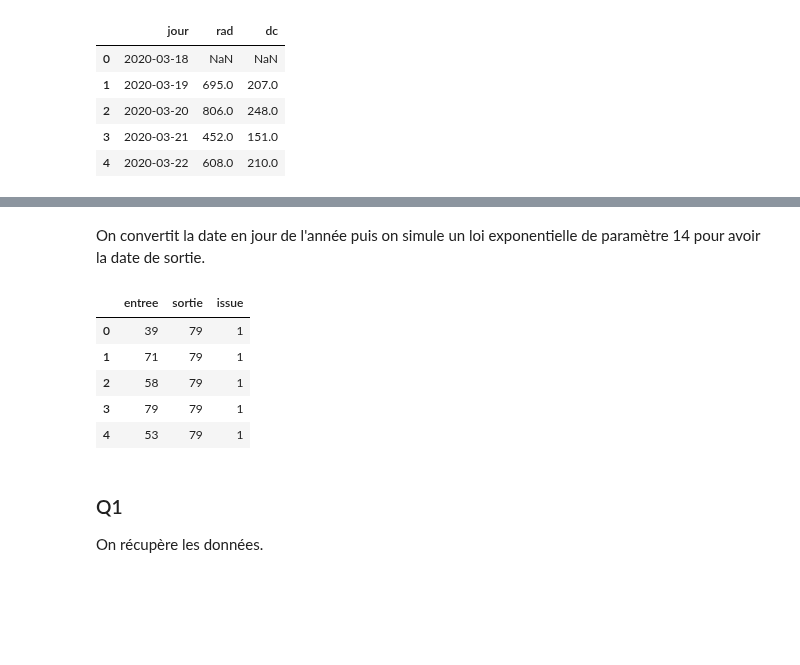
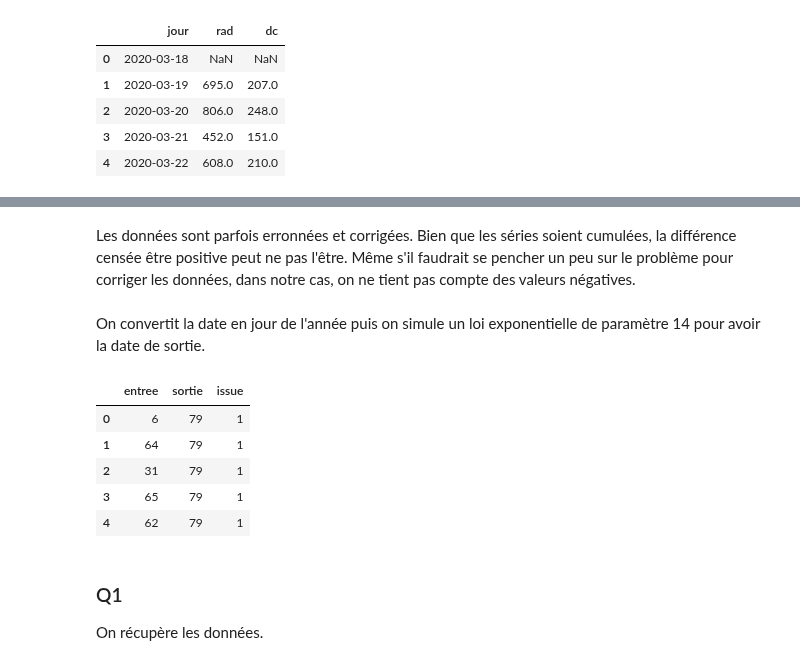
Before and after one commit to sdpython/teachpyx, a Jupyter notebook: _doc/practice/exams/td_note_2021.ipynb, the cells around one changed output, grey strips where cells are left out. Cells and saved outputs as stored; diff of their text form; code cells hidden in the pictures; blank space fills up the shorter version.

```diff
--- a/_doc/practice/exams/td_note_2021.ipynb
+++ b/_doc/practice/exams/td_note_2021.ipynb
@@ -36,34 +48,47 @@ diff.head()
+# %% [markdown]
+Les données sont parfois erronnées et corrigées. Bien que les séries soient cumulées, la différence censée être positive peut ne pas l'être. Même s'il faudrait se pencher un peu sur le problème pour corriger les données, dans notre cas, on ne tient pas compte des valeurs négatives.
+# %%
+import numpy
+
+diff["rad"] = numpy.maximum(diff["rad"], 0)
+diff["dc"] = numpy.maximum(diff["dc"], 0)
 # %% [markdown]
 On convertit la date en jour de l'année puis on simule un loi exponentielle de paramètre 14 pour avoir la date de sortie.
 # %%
 import numpy.random as rnd
 
 
 def donnees_artificielles(hosp, mu=14, nu=21):
     dt = pandas.to_datetime(hosp["jour"])
     res = []
     for i in range(hosp.shape[0]):
         date = dt[i].dayofyear
         h = hosp.iloc[i, 1]
-        delay = rnd.exponential(mu, int(h))
+        try:
+            delay = rnd.exponential(mu, int(h))
+        except Exception as e:
+            print(hosp.shape, i)
+            print(hosp.iloc[i])
+            print(e)
+            raise e
         for j in range(delay.shape[0]):
             res.append([date - int(delay[j]), date, 1])
         h = hosp.iloc[i, 2]
         delay = rnd.exponential(nu, int(h))
         for j in range(delay.shape[0]):
             res.append([date - int(delay[j]), date, 0])
     return pandas.DataFrame(res, columns=["entree", "sortie", "issue"])
 
 
 data = donnees_artificielles(diff[1:].reset_index(drop=True))
 data.head()
 # %% [output]
 |  | entree | sortie | issue |
-| 0 | 39 | 79 | 1 |
-| 1 | 71 | 79 | 1 |
-| 2 | 58 | 79 | 1 |
-| 3 | 79 | 79 | 1 |
-| 4 | 53 | 79 | 1 |
+| 0 | 6 | 79 | 1 |
+| 1 | 64 | 79 | 1 |
+| 2 | 31 | 79 | 1 |
+| 3 | 65 | 79 | 1 |
+| 4 | 62 | 79 | 1 |
 # %%
 data.to_csv("examen2021.csv", index=False)
 # %% [markdown]
```
Also changed, not shown: parts of 10 cells of this notebook, 10 other files.
